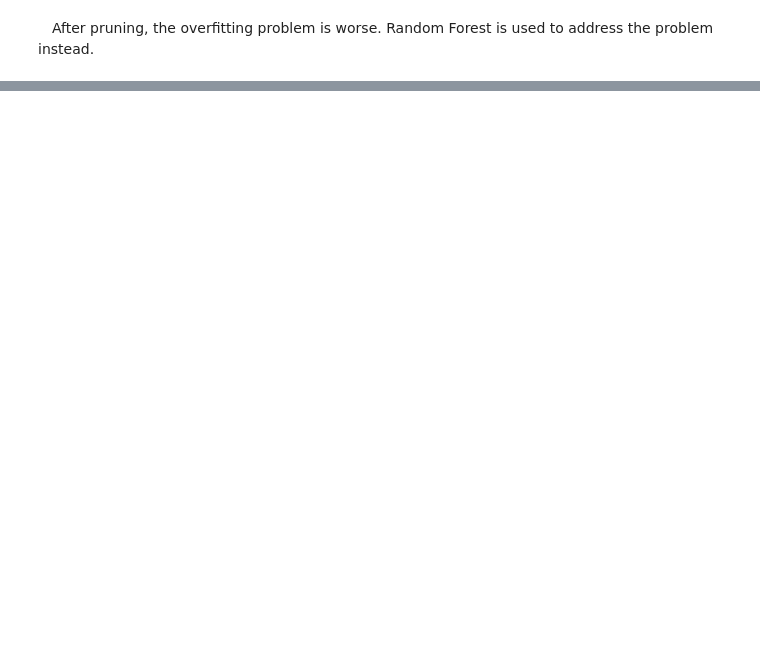
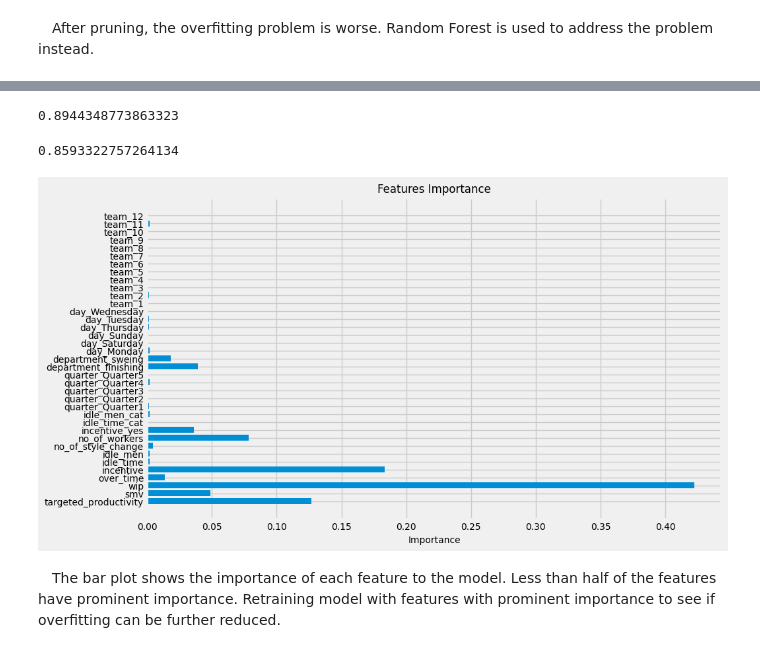
Before and after one commit to moscmh/productivity-prediction, a Jupyter notebook: garment.ipynb, the cells around one changed output, grey strips where cells are left out. Saved outputs shown, nothing was run; the diff lists cells and outputs as text; code cells hidden in the pictures; blank space fills up the shorter version.

```diff
--- a/garment.ipynb
+++ b/garment.ipynb
@@ -543,0 +549,17 @@ print(mean_squared_error(y_val, y_pred_val), r2_score(y_val, y_pred_val))
+# %%
+X_train, X_test, y_train, y_test = train_test_split(X, y, test_size=.3, random_state=4)
+
+forest = RandomForestRegressor(random_state=4, n_jobs=-1, warm_start=True)
+params = {
+    "n_estimators":[100, 200, 300],
+    "max_features":[.3, .6, .9],
+    "max_depth":[None, 10, 20],
+    "min_samples_leaf":[1, 2, 5],
+    "bootstrap":[True, False]
+}
+gscv = GridSearchCV(forest,
+                    param_grid=params,
+                    n_jobs=-1,
+                    cv=10,
+                    verbose=1)
+gscv.fit(X_train, y_train)
@@ -543,0 +578,22 @@ print(mean_squared_error(y_val, y_pred_val), r2_score(y_val, y_pred_val))
+# %%
+forest = gscv.best_estimator_
+gscv.best_score_
+# %% [output]
+0.8944348773863323
+# %%
+y_pred_test = forest.predict(X_test)
+r2_score(y_test, y_pred_test)
+# %% [output]
+0.8593322757264134
+# %%
+plt.figure(figsize=(10,6))
+plt.barh(forest.feature_names_in_, forest.feature_importances_)
+plt.title("Features Importance", fontsize=12)
+plt.xlabel("Importance", fontsize=10)
+plt.xticks(fontsize=10)
+plt.yticks(fontsize=10)
+plt.show()
+# %% [output]
+[figure, added]
+# %% [markdown]
+&emsp;The bar plot shows the importance of each feature to the model. Less than half of the features have prominent importance. Retraining model with features with prominent importance to see if overfitting can be further reduced.
```
Also changed, not shown: parts of 29 cells of this notebook.
